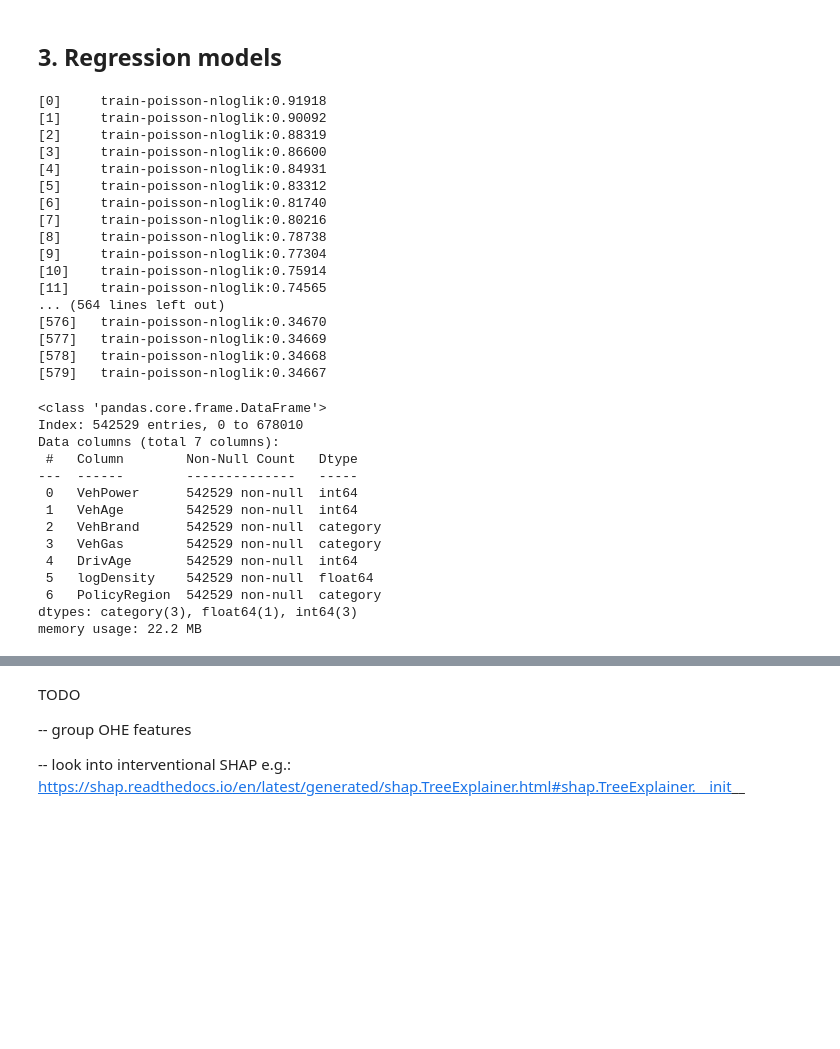
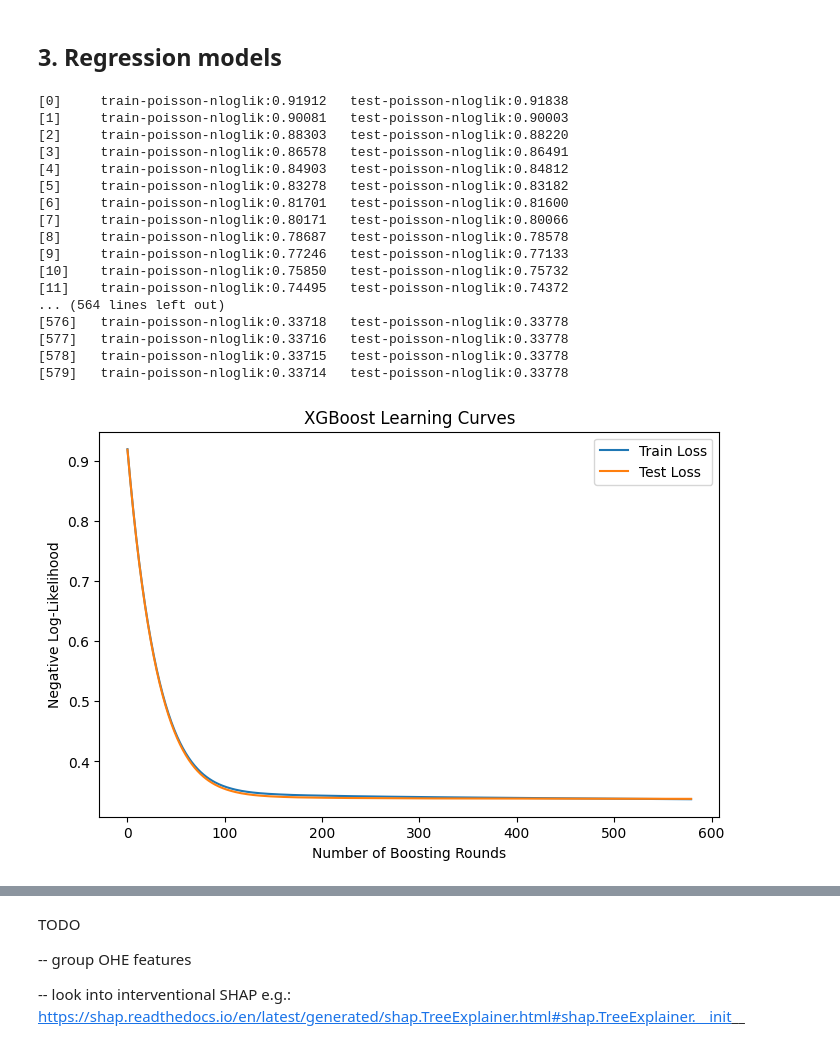
Before and after one commit to XAI-WorkingParty/SHAPDependenceExploration, a Jupyter notebook: notebooks/peeking.ipynb, the cells around one changed output, grey strips where cells are left out. Cells and saved outputs as stored; diff of their text form; code cells hidden in the pictures; blank space fills up the shorter version.

```diff
--- a/notebooks/peeking.ipynb
+++ b/notebooks/peeking.ipynb
@@ -355,8 +363,15 @@ def prep_xgb(dat, x):
 # Preprocess the data for XGBoost
 preprocessed_data = prep_xgb(train, x)
 
+# Preprocess the test data for XGBoost
+preprocessed_test_data = prep_xgb(test, x)
+
 # Create the DMatrix for XGBoost training
 dtrain = xgb.DMatrix(preprocessed_data, label=train[y], feature_names=preprocessed_data.columns.tolist(), weight=train[w], enable_categorical=True)
+
+# Create the DMatrix for XGBoost testing
+dtest = xgb.DMatrix(preprocessed_test_data, label=test[y], feature_names=preprocessed_test_data.columns.tolist(), weight=test[w], enable_categorical=True)
+
 
 # Parameters for the model
 params_freq = {
@@ -373,47 +388,51 @@ params_freq = {
     "objective": "count:poisson"
 }
 
+# Train the model with evaluation on both training and test sets
+eval_set = [(dtrain, 'train'), (dtest, 'test')]
+evals_result = {}
+
 # Set the seed for reproducibility
 xgb.set_config(verbosity=0)
 # Train the model
-fit_xgb = xgb.train(params_freq, dtrain, num_boost_round=580, evals=[(dtrain, 'train')])
+# fit_xgb = xgb.train(params_freq, dtrain, num_boost_round=580, evals=[(dtrain, 'train')])
+fit_xgb = xgb.train(params_freq, dtrain, num_boost_round=580, evals=eval_set, evals_result=evals_result)
 
 # Save and load model (if needed)
 # fit_xgb.save_model('xgb.model')
 # fit_xgb = xgb.Booster()
 # fit_xgb.load_model('xgb.model')
 # %% [output]
-[0]     train-poisson-nloglik:0.91918
-[1]     train-poisson-nloglik:0.90092
-[2]     train-poisson-nloglik:0.88319
-[3]     train-poisson-nloglik:0.86600
-[4]     train-poisson-nloglik:0.84931
-[5]     train-poisson-nloglik:0.83312
-[6]     train-poisson-nloglik:0.81740
-[7]     train-poisson-nloglik:0.80216
-[8]     train-poisson-nloglik:0.78738
-[9]     train-poisson-nloglik:0.77304
-[10]    train-poisson-nloglik:0.75914
-[11]    train-poisson-nloglik:0.74565
+[0]     train-poisson-nloglik:0.91912   test-poisson-nloglik:0.91838
+[1]     train-poisson-nloglik:0.90081   test-poisson-nloglik:0.90003
+[2]     train-poisson-nloglik:0.88303   test-poisson-nloglik:0.88220
+[3]     train-poisson-nloglik:0.86578   test-poisson-nloglik:0.86491
+[4]     train-poisson-nloglik:0.84903   test-poisson-nloglik:0.84812
+[5]     train-poisson-nloglik:0.83278   test-poisson-nloglik:0.83182
+[6]     train-poisson-nloglik:0.81701   test-poisson-nloglik:0.81600
+[7]     train-poisson-nloglik:0.80171   test-poisson-nloglik:0.80066
+[8]     train-poisson-nloglik:0.78687   test-poisson-nloglik:0.78578
+[9]     train-poisson-nloglik:0.77246   test-poisson-nloglik:0.77133
+[10]    train-poisson-nloglik:0.75850   test-poisson-nloglik:0.75732
+[11]    train-poisson-nloglik:0.74495   test-poisson-nloglik:0.74372
 ... (564 lines left out)
-[576]   train-poisson-nloglik:0.34670
-[577]   train-poisson-nloglik:0.34669
-[578]   train-poisson-nloglik:0.34668
-[579]   train-poisson-nloglik:0.34667
+[576]   train-poisson-nloglik:0.33718   test-poisson-nloglik:0.33778
+[577]   train-poisson-nloglik:0.33716   test-poisson-nloglik:0.33778
+[578]   train-poisson-nloglik:0.33715   test-poisson-nloglik:0.33778
+[579]   train-poisson-nloglik:0.33714   test-poisson-nloglik:0.33778
-# %%
-preprocessed_data.info()
-# %% [output]
-<class 'pandas.core.frame.DataFrame'>
-Index: 542529 entries, 0 to 678010
-Data columns (total 7 columns):
- #   Column        Non-Null Count   Dtype
----  ------        --------------   -----
- 0   VehPower      542529 non-null  int64
- 1   VehAge        542529 non-null  int64
- 2   VehBrand      542529 non-null  category
- 3   VehGas        542529 non-null  category
- 4   DrivAge       542529 non-null  int64
- 5   logDensity    542529 non-null  float64
- 6   PolicyRegion  542529 non-null  category
-dtypes: category(3), float64(1), int64(3)
-memory usage: 22.2 MB
+# %%
+# Extracting metrics from evals_result
+train_metrics = evals_result['train']['poisson-nloglik']
+test_metrics = evals_result['test']['poisson-nloglik']
+
+# Plotting the learning curves
+plt.figure(figsize=(8, 5))
+plt.plot(train_metrics, label='Train Loss')
+plt.plot(test_metrics, label='Test Loss')
+plt.title('XGBoost Learning Curves')
+plt.xlabel('Number of Boosting Rounds')
+plt.ylabel('Negative Log-Likelihood')
+plt.legend()
+plt.show()
+# %% [output]
+[figure, added]
```
Also changed, not shown: parts of 8 cells of this notebook.
